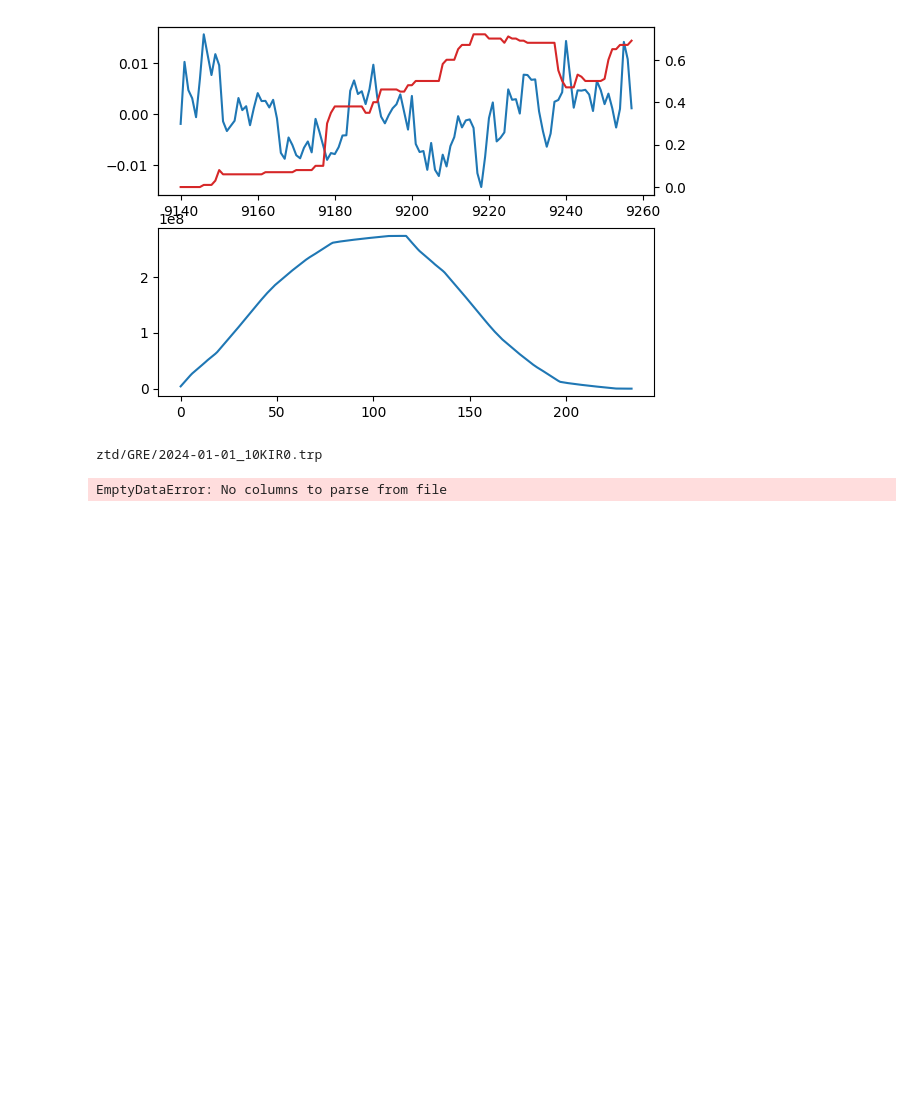
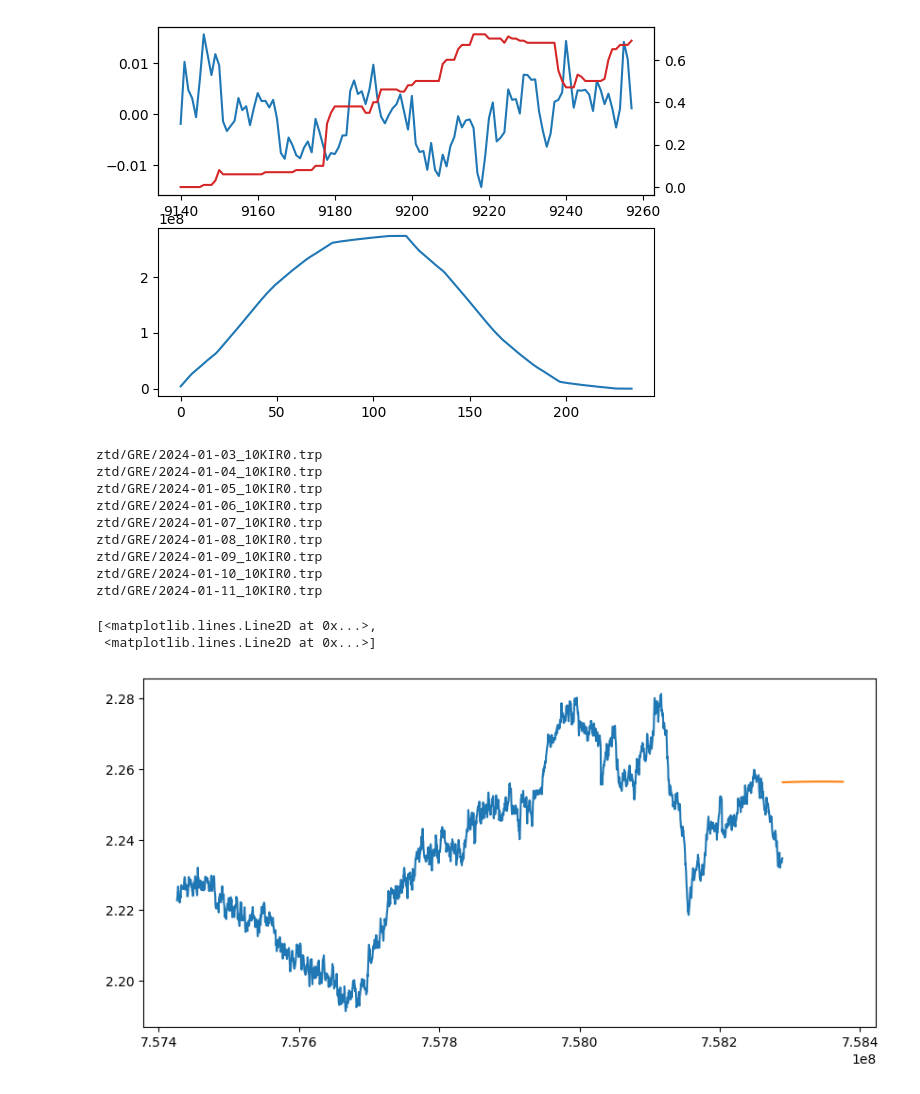
Before and after one commit to TheMotonaut/GPS-Lab, a Jupyter notebook: mojk.ipynb, the cells around one changed output. Saved outputs shown, nothing was run; the diff lists cells and outputs as text; code cells hidden in the pictures; blank space fills up the shorter version.

```diff
--- a/mojk.ipynb
+++ b/mojk.ipynb
@@ -83,24 +83,56 @@ ax2.plot(cross)
 118
 [<matplotlib.lines.Line2D at 0x...>]
 [figure]
-# %%
-from datetime import date, timedelta
-dir = "ztd/GRE/"
-
-def daterange(start_date: date, end_date: date):
-    days = int((end_date - start_date).days)
-    for n in range(days):
-        yield start_date + timedelta(n)
-
-station1 = pd.DataFrame()
-station2 = pd.DataFrame()
-
-for date in daterange(date(2024,1,1), date(2024,1,7)):
-    print(dir + str(date) + "_10KIR0.trp")
-    stat1 = pd.read_csv(dir + str(date) + "_10KIR0.trp", delimiter='\t', header=0)
-    stat2 = pd.read_csv(dir + str(date) + "_10KIRU.trp", delimiter='\t', header=0)
-    station1.append(stat1)
-    station2.append(stat2)
-# %% [output]
-ztd/GRE/2024-01-01_10KIR0.trp
-EmptyDataError: No columns to parse from file
+# %%
+from datetime import date, timedelta
+dir = "ztd/GRE/"
+
+def daterange(start_date: date, end_date: date):
+    days = int((end_date - start_date).days)
+    for n in range(days):
+        yield start_date + timedelta(n)
+
+
+station1 = np.genfromtxt(dir + str(date(2024,1,2)) + "_10KIR0.trp", delimiter=' ', skip_header=1)
+station2 = np.genfromtxt(dir + str(date(2024,1,2)) + "_10KIRU.trp", delimiter=' ', skip_header=1)
+
+for datex in daterange(date(2024,1,3), date(2024,1,12)):
+    print(dir + str(datex) + "_10KIR0.trp")
+    stat1 = np.genfromtxt(dir + str(datex) + "_10KIR0.trp", delimiter=' ', skip_header=1)
+    stat2 = np.genfromtxt(dir + str(datex) + "_10KIRU.trp", delimiter=' ', skip_header=1)
+    #print(stat1)
+    station1 = np.append(station1, stat1, axis=0)
+    station2 = np.append(station2, stat2, axis=0)
+
+temp1 = station1[:,1] + station1[:,3]
+temp1 = station2[:,1] + station2[:,3]
+
+x = np.arange(len(temp1))
+err = station1[:,2]
+
+stat1 = np.genfromtxt(dir + str(date(2024,1,12)) + "_10KIR8.trp", delimiter=' ', skip_header=1)
+
+p = np.polyfit(station1[:,0], temp1, 2)
+
+fitp = np.poly1d(p)
+
+plt.figure().set_figwidth(10)
+
+temp10 = fitp(stat1[:,0])
+temp20 = stat1[:, 1]
+temp30 = temp10
+
+plt.plot(station1[:,0], temp1,'-', stat1[:,0], temp30)
+# %% [output]
+ztd/GRE/2024-01-03_10KIR0.trp
+ztd/GRE/2024-01-04_10KIR0.trp
+ztd/GRE/2024-01-05_10KIR0.trp
+ztd/GRE/2024-01-06_10KIR0.trp
+ztd/GRE/2024-01-07_10KIR0.trp
+ztd/GRE/2024-01-08_10KIR0.trp
+ztd/GRE/2024-01-09_10KIR0.trp
+ztd/GRE/2024-01-10_10KIR0.trp
+ztd/GRE/2024-01-11_10KIR0.trp
+[<matplotlib.lines.Line2D at 0x...>,
+ <matplotlib.lines.Line2D at 0x...>]
+[figure, added]
```
